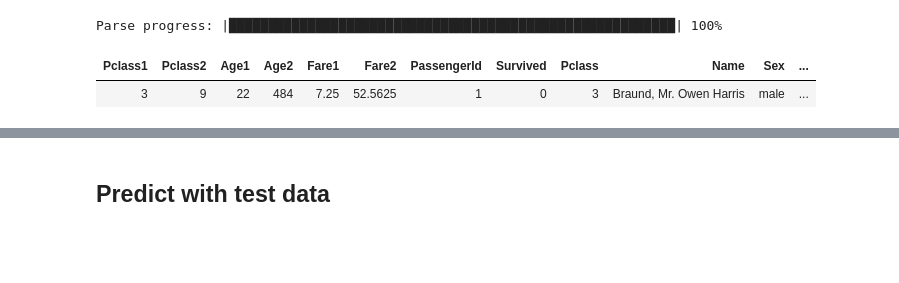
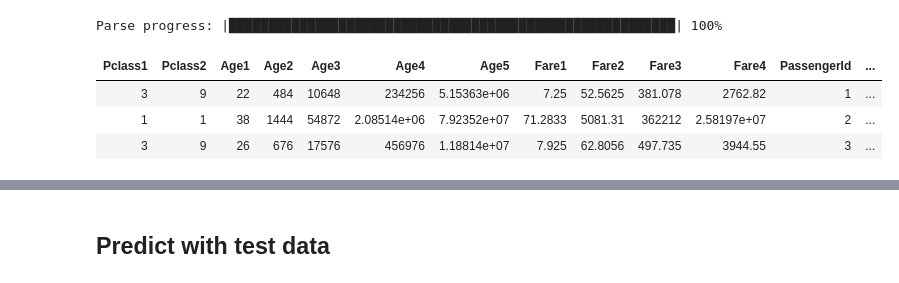
Before and after one commit to hamzafar/titanic_competition, a Jupyter notebook: feature engineering.ipynb, the cells around one changed output, grey strips where cells are left out. Drawn from its saved outputs; the diff is of its cells as text; code cells hidden in the pictures; blank space fills up the shorter version.

```diff
--- a/feature engineering.ipynb
+++ b/feature engineering.ipynb
@@ -100,10 +94,12 @@ hdf_train, hdf_validate = hdf.split_frame([0.50], seed=100)
 # %% [output]
 Parse progress: |█████████████████████████████████████████████████████████| 100%
-# %%
-hdf_validate.head(1)
-# %% [output]
-| Pclass1 | Pclass2 | Age1 | Age2 | Fare1 | Fare2 | PassengerId | Survived | Pclass | Name | Sex | ... |
-| 3 | 9 | 22 | 484 | 7.25 | 52.5625 | 1 | 0 | 3 | Braund, Mr. Owen Harris | male | ... |
+# %%
+hdf.head(3)
+# %% [output]
+| Pclass1 | Pclass2 | Age1 | Age2 | Age3 | Age4 | Age5 | Fare1 | Fare2 | Fare3 | Fare4 | PassengerId | ... |
+| 3 | 9 | 22 | 484 | 10648 | 234256 | 5.15363e+06 | 7.25 | 52.5625 | 381.078 | 2762.82 | 1 | ... |
+| 1 | 1 | 38 | 1444 | 54872 | 2.08514e+06 | 7.92352e+07 | 71.2833 | 5081.31 | 362212 | 2.58197e+07 | 2 | ... |
+| 3 | 9 | 26 | 676 | 17576 | 456976 | 1.18814e+07 | 7.925 | 62.8056 | 497.735 | 3944.55 | 3 | ... |
 # %%
 input_col = hdf.col_names
 input_col.remove('Survived')
```
Also changed, not shown: parts of 22 cells of this notebook.
